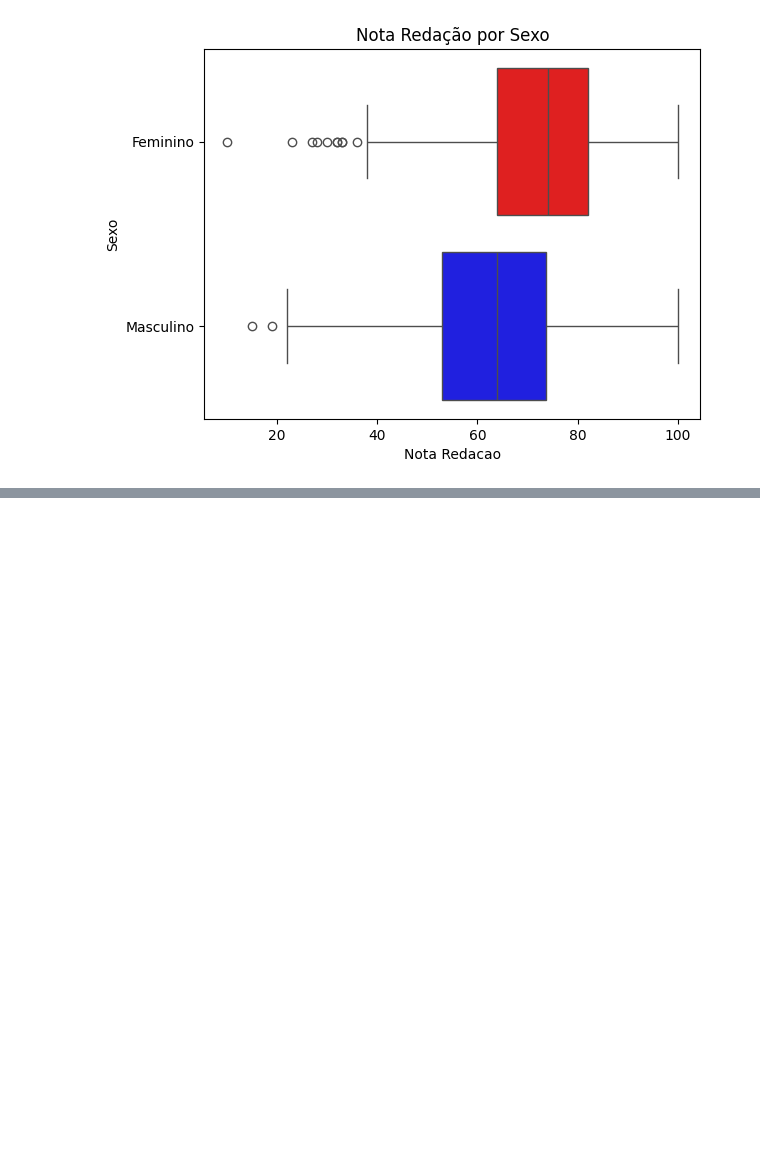
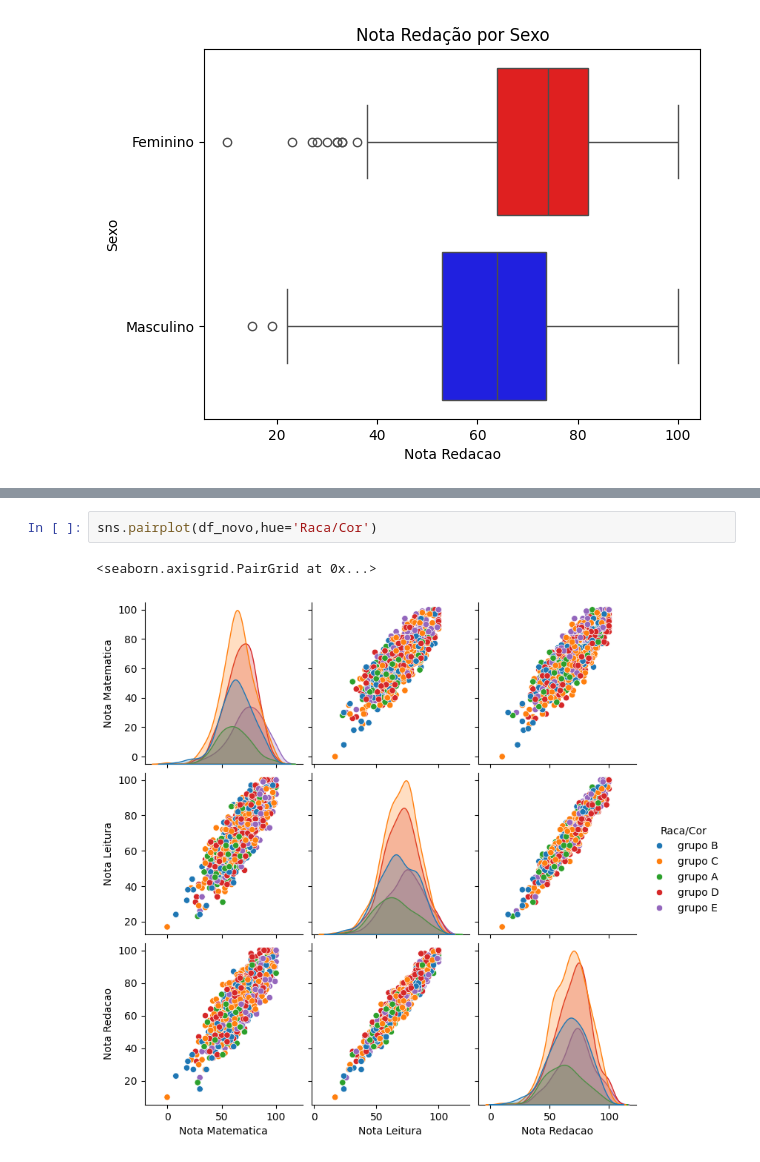
Before and after one commit to trunfo4608/FinancasApp, a Jupyter notebook: Proj_Caso_Escola.ipynb, the cells around one changed output, grey strips where cells are left out. Saved outputs shown, nothing was run; the diff lists cells and outputs as text; blank space fills up the shorter version.

```diff
--- a/Proj_Caso_Escola.ipynb
+++ b/Proj_Caso_Escola.ipynb
@@ -253,0 +258,5 @@ Text(0.5, 1.0, 'Nota Redação por Sexo')
+# %%
+sns.pairplot(df_novo,hue='Raca/Cor')
+# %% [output]
+<seaborn.axisgrid.PairGrid at 0x...>
+[figure, added]
```
Also changed, not shown: parts of 3 cells of this notebook.
